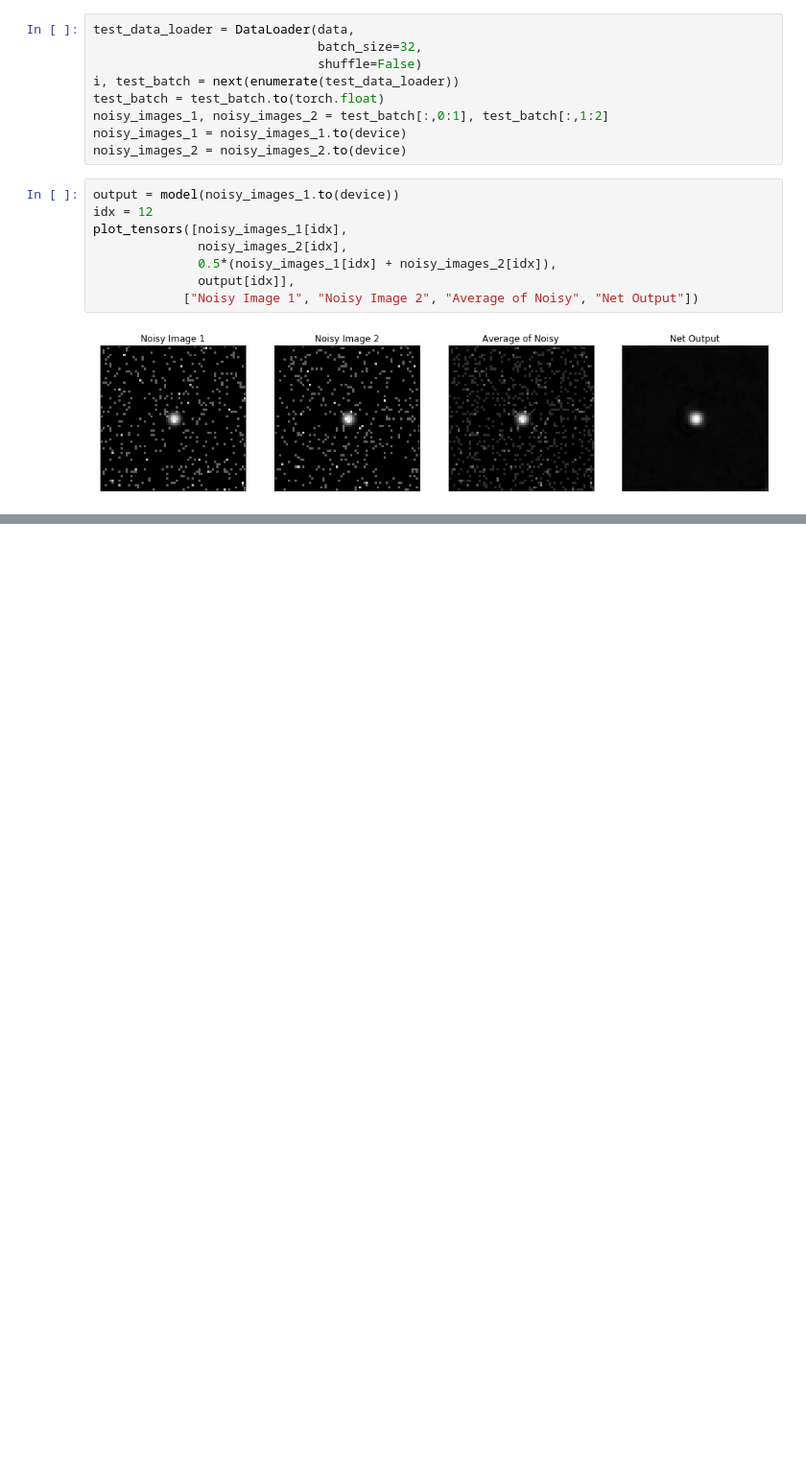
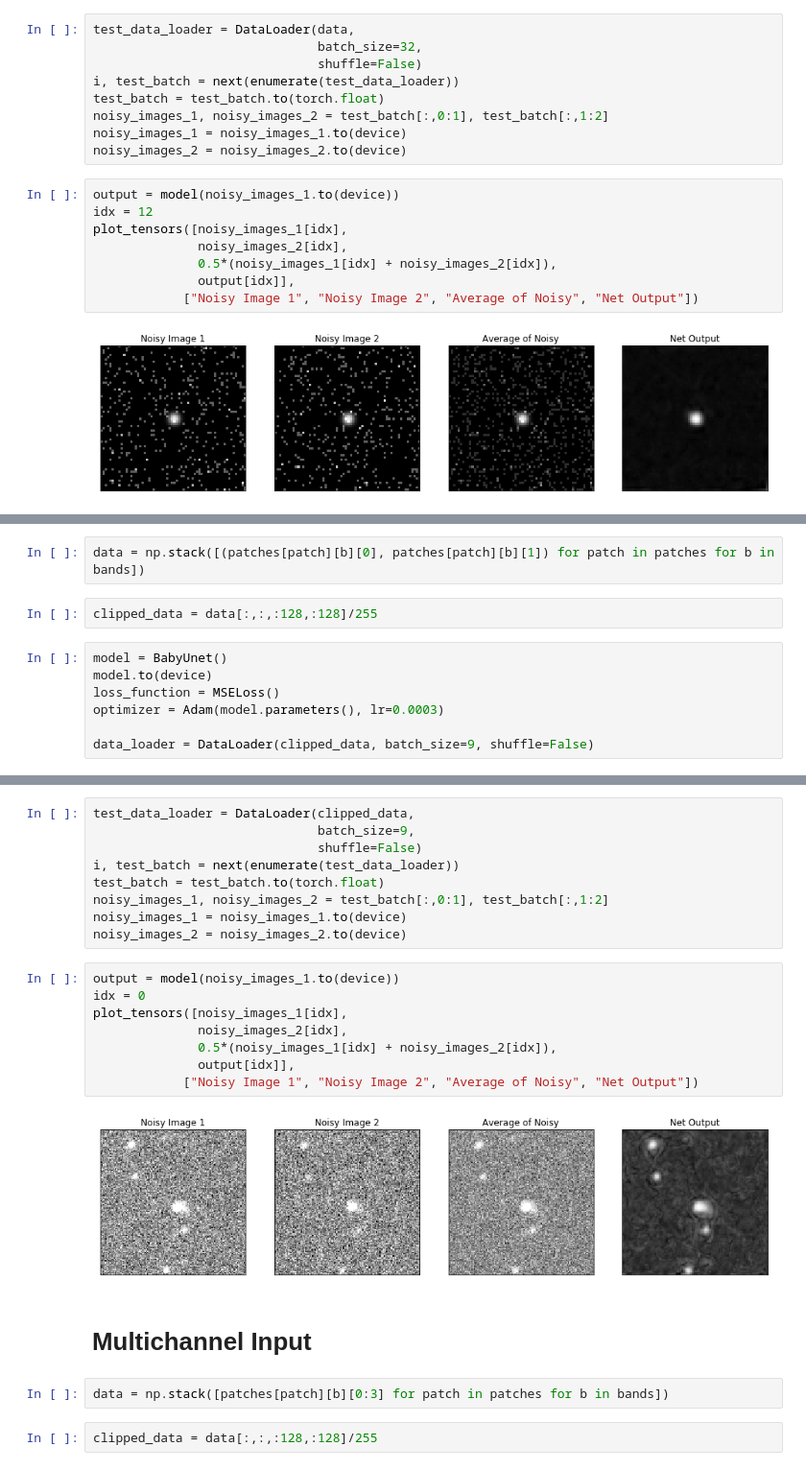
Before and after one commit to czbiohub-sf/noise2self, a Jupyter notebook: notebooks/Neural Nets for Astro.ipynb, the cells around one changed output, grey strips where cells are left out. Shown at 96% size. Cells and saved outputs as stored; diff of their text form; blank space fills up the shorter version.

```diff
--- a/notebooks/Neural Nets for Astro.ipynb
+++ b/notebooks/Neural Nets for Astro.ipynb
@@ -112,0 +135,11 @@ plot_tensors([noisy_images_1[idx],
+# %%
+data = np.stack([(patches[patch][b][0], patches[patch][b][1]) for patch in patches for b in bands])
+# %%
+clipped_data = data[:,:,:128,:128]/255
+# %%
+model = BabyUnet()
+model.to(device)
+loss_function = MSELoss()
+optimizer = Adam(model.parameters(), lr=0.0003)
+
+data_loader = DataLoader(clipped_data, batch_size=9, shuffle=False)
@@ -112,0 +191,25 @@ plot_tensors([noisy_images_1[idx],
+# %%
+test_data_loader = DataLoader(clipped_data,
+                              batch_size=9,
+                              shuffle=False)
+i, test_batch = next(enumerate(test_data_loader))
+test_batch = test_batch.to(torch.float)
+noisy_images_1, noisy_images_2 = test_batch[:,0:1], test_batch[:,1:2]
+noisy_images_1 = noisy_images_1.to(device)
+noisy_images_2 = noisy_images_2.to(device)
+# %%
+output = model(noisy_images_1.to(device))
+idx = 0
+plot_tensors([noisy_images_1[idx],
+              noisy_images_2[idx],
+              0.5*(noisy_images_1[idx] + noisy_images_2[idx]),
+              output[idx]],
+            ["Noisy Image 1", "Noisy Image 2", "Average of Noisy", "Net Output"])
+# %% [output]
+[figure, added]
+# %% [markdown]
+# Multichannel Input
+# %%
+data = np.stack([patches[patch][b][0:3] for patch in patches for b in bands])
+# %%
+clipped_data = data[:,:,:128,:128]/255
```
Also changed, not shown: parts of 26 cells of this notebook.
